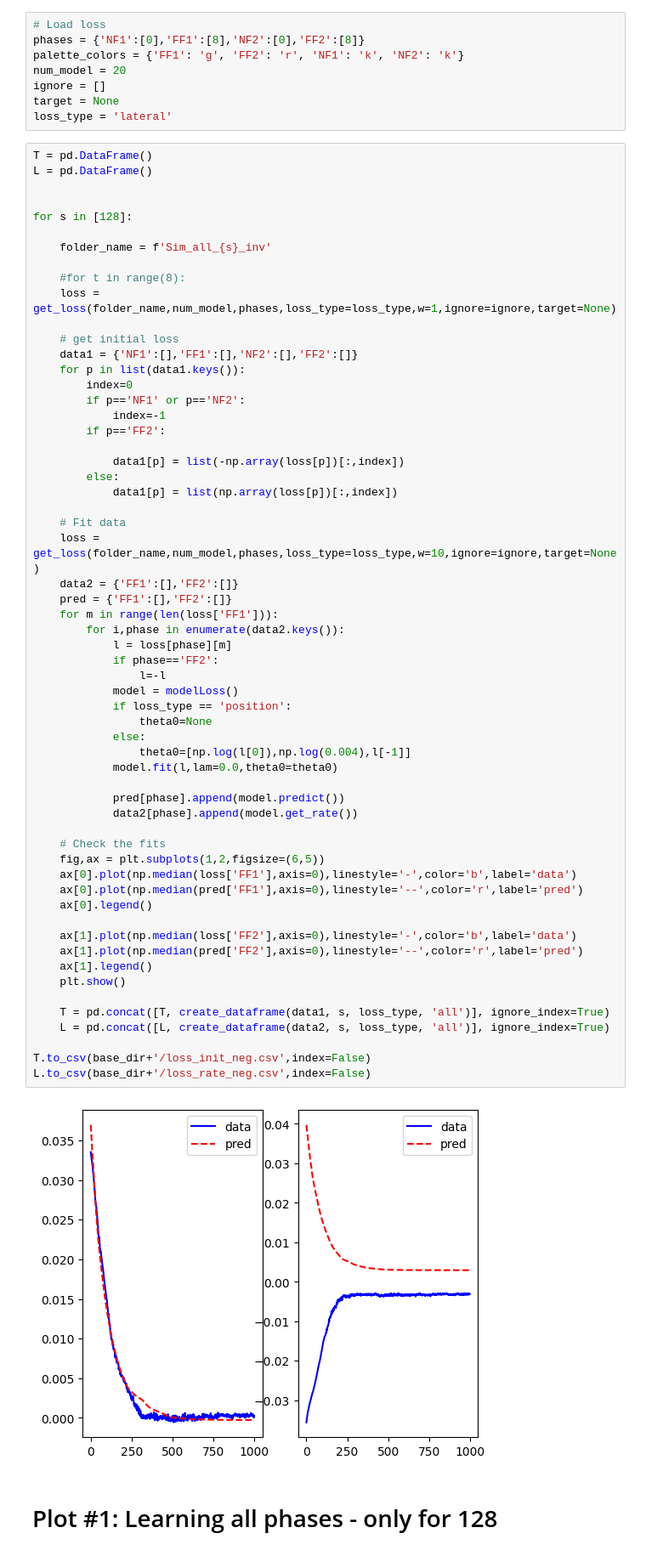
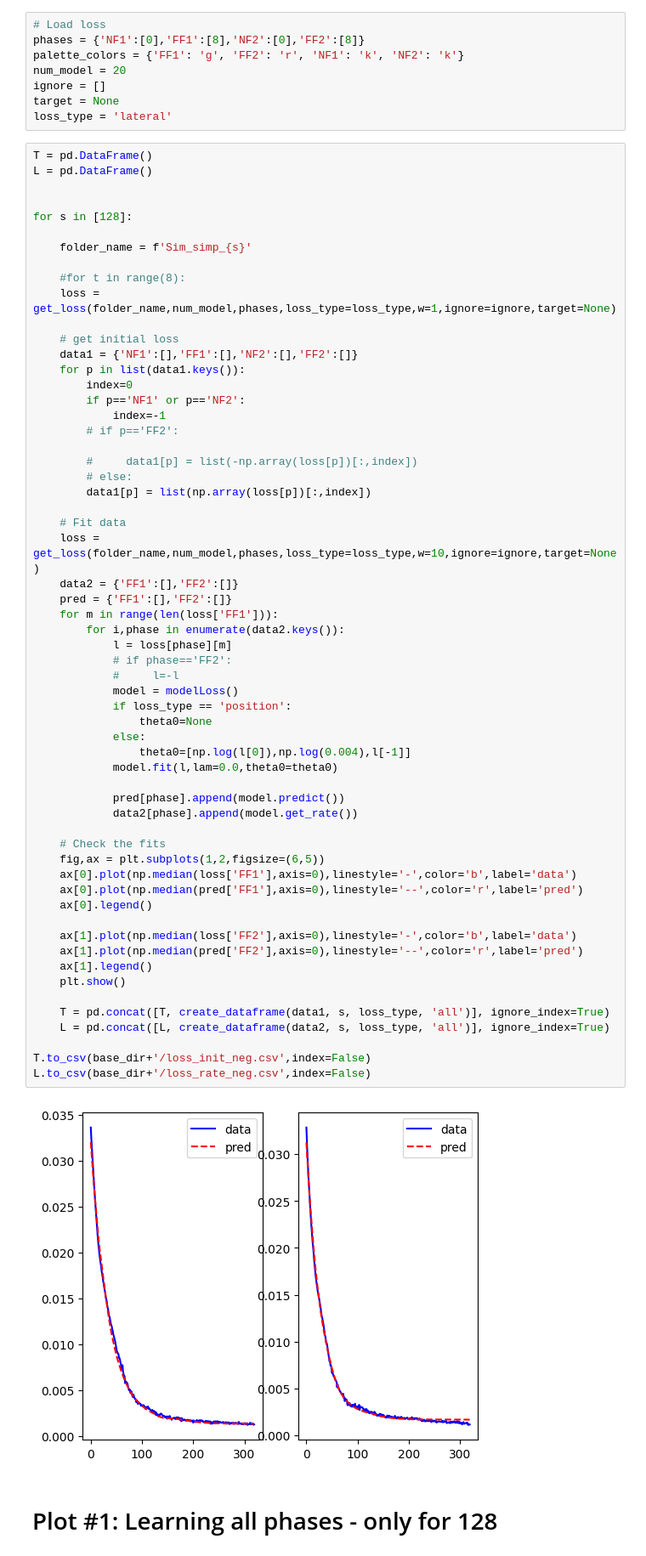
Before and after one commit to mshahbazi1997/MotorSavingModel, a Jupyter notebook: notebooks/test_saving.ipynb, the cells around one changed output. Shown at 85% size. Drawn from its saved outputs; the diff is of its cells as text.

```diff
--- a/notebooks/test_saving.ipynb
+++ b/notebooks/test_saving.ipynb
@@ -49,7 +49,7 @@ L = pd.DataFrame()
 
 for s in [128]:
 
-    folder_name = f'Sim_all_{s}_inv'
+    folder_name = f'Sim_simp_{s}'
 
     #for t in range(8):
     loss = get_loss(folder_name,num_model,phases,loss_type=loss_type,w=1,ignore=ignore,target=None)
@@ -60,11 +60,11 @@ for s in [128]:
         index=0
         if p=='NF1' or p=='NF2':
             index=-1
-        if p=='FF2':
+        # if p=='FF2':
 
-            data1[p] = list(-np.array(loss[p])[:,index])
-        else:
-            data1[p] = list(np.array(loss[p])[:,index])
+        #     data1[p] = list(-np.array(loss[p])[:,index])
+        # else:
+        data1[p] = list(np.array(loss[p])[:,index])
 
     # Fit data
     loss = get_loss(folder_name,num_model,phases,loss_type=loss_type,w=10,ignore=ignore,target=None)
@@ -73,36 +73,36 @@ for s in [128]:
     for m in range(len(loss['FF1'])):
         for i,phase in enumerate(data2.keys()):
             l = loss[phase][m]
-            if phase=='FF2':
-                l=-l
+            # if phase=='FF2':
+            #     l=-l
             model = modelLoss()
             if loss_type == 'position':
                 theta0=None
             else:
                 theta0=[np.log(l[0]),np.log(0.004),l[-1]]
             model.fit(l,lam=0.0,theta0=theta0)
 
             pred[phase].append(model.predict())
             data2[phase].append(model.get_rate())
 
     # Check the fits
     fig,ax = plt.subplots(1,2,figsize=(6,5))
     ax[0].plot(np.median(loss['FF1'],axis=0),linestyle='-',color='b',label='data')
     ax[0].plot(np.median(pred['FF1'],axis=0),linestyle='--',color='r',label='pred')
     ax[0].legend()
 
     ax[1].plot(np.median(loss['FF2'],axis=0),linestyle='-',color='b',label='data')
     ax[1].plot(np.median(pred['FF2'],axis=0),linestyle='--',color='r',label='pred')
     ax[1].legend()
     plt.show()
 
     T = pd.concat([T, create_dataframe(data1, s, loss_type, 'all')], ignore_index=True)
     L = pd.concat([L, create_dataframe(data2, s, loss_type, 'all')], ignore_index=True)
 
 T.to_csv(base_dir+'/loss_init_neg.csv',index=False)
 L.to_csv(base_dir+'/loss_rate_neg.csv',index=False)
 # %% [output]
-[figure, old version]
+[figure, new version]
 # %% [markdown]
 # Plot #1: Learning all phases - only for 128
 # %%
```
Also changed, not shown: parts of 1 cell of this notebook, 2 other files.
